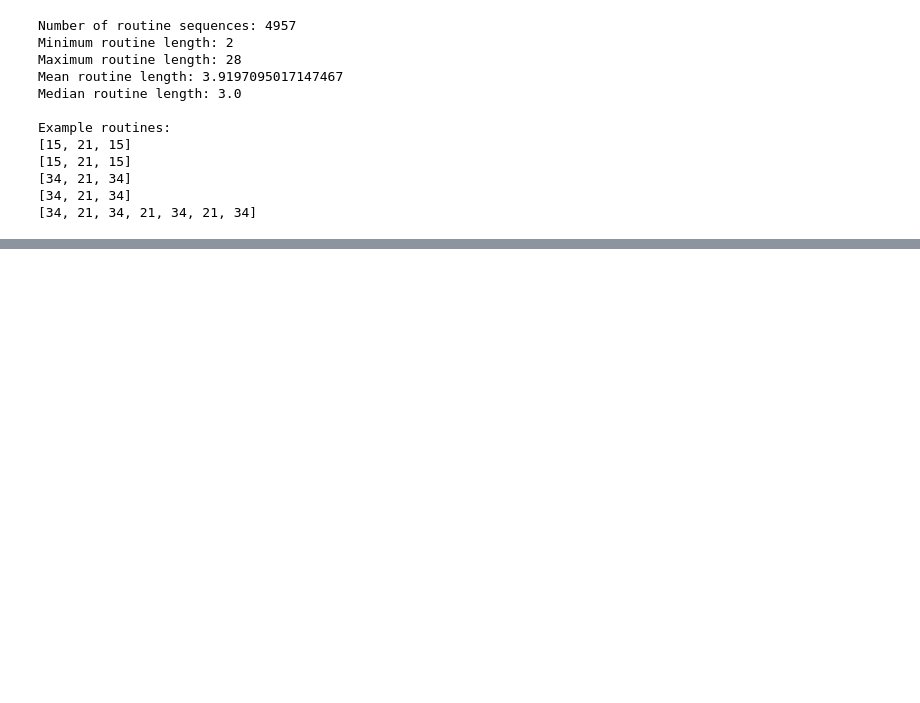
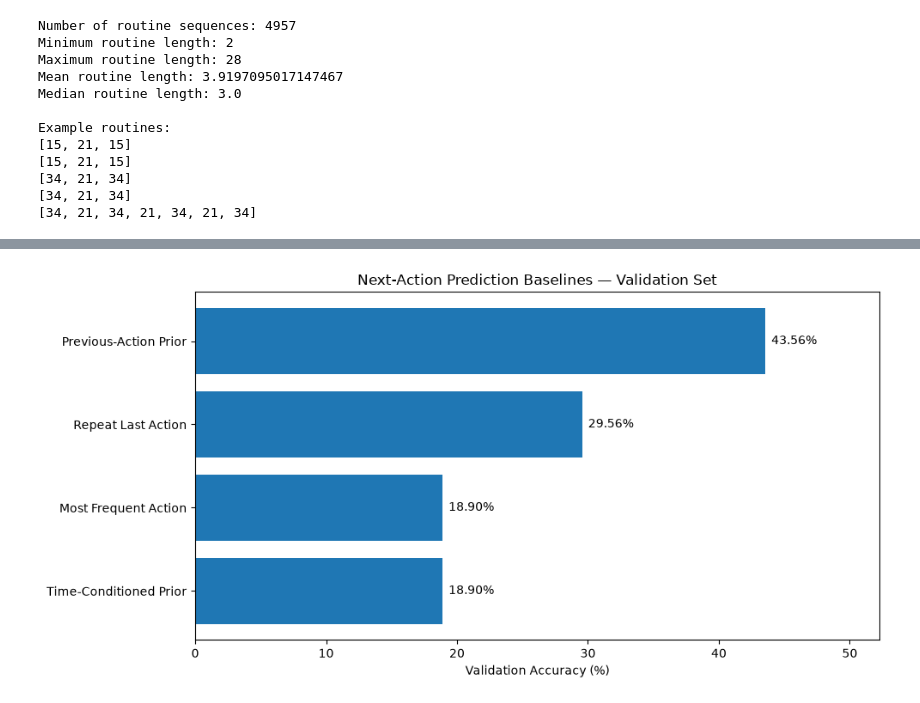
Before and after one commit to HarrisonWilliams123/data-mining-project, a Jupyter notebook: Untitled.ipynb, the cells around one changed output, grey strips where cells are left out. Saved outputs shown, nothing was run; the diff lists cells and outputs as text; code cells hidden in the pictures; blank space fills up the shorter version.

```diff
--- a/Untitled.ipynb
+++ b/Untitled.ipynb
@@ -501,0 +1963,17 @@ Example routines:
+# %%
+# Predict the immediately previous action
+pred_repeat_last = previous_val.copy()
+
+accuracy_repeat_last = (
+    pred_repeat_last == y_val
+).mean()
+
+print(
+    f"Repeat-last-action validation accuracy: "
+    f"{accuracy_repeat_last * 100:.3f}%"
+)
+
+print(
+    "Correct predictions:",
+    int((pred_repeat_last == y_val).sum())
+)
@@ -501,0 +2139,42 @@ Example routines:
+# %%
+fig, ax = plt.subplots(figsize=(10, 5))
+
+bars = ax.barh(
+    baseline_results["Baseline"],
+    baseline_results["Validation Accuracy (%)"]
+)
+
+ax.set_title(
+    "Next-Action Prediction Baselines — Validation Set"
+)
+ax.set_xlabel("Validation Accuracy (%)")
+
+ax.invert_yaxis()
+
+ax.set_xlim(
+    0,
+    max(baseline_results["Validation Accuracy (%)"]) * 1.2
+)
+
+for bar in bars:
+    width = bar.get_width()
+
+    ax.annotate(
+        f"{width:.2f}%",
+        (width, bar.get_y() + bar.get_height() / 2),
+        xytext=(5, 0),
+        textcoords="offset points",
+        va="center"
+    )
+
+plt.tight_layout()
+
+plt.savefig(
+    "part9_baseline_accuracy.png",
+    dpi=300,
+    bbox_inches="tight"
+)
+
+plt.show()
+# %% [output]
+[figure, added]
```
Also changed, not shown: parts of 38 cells of this notebook, 2 other files.
